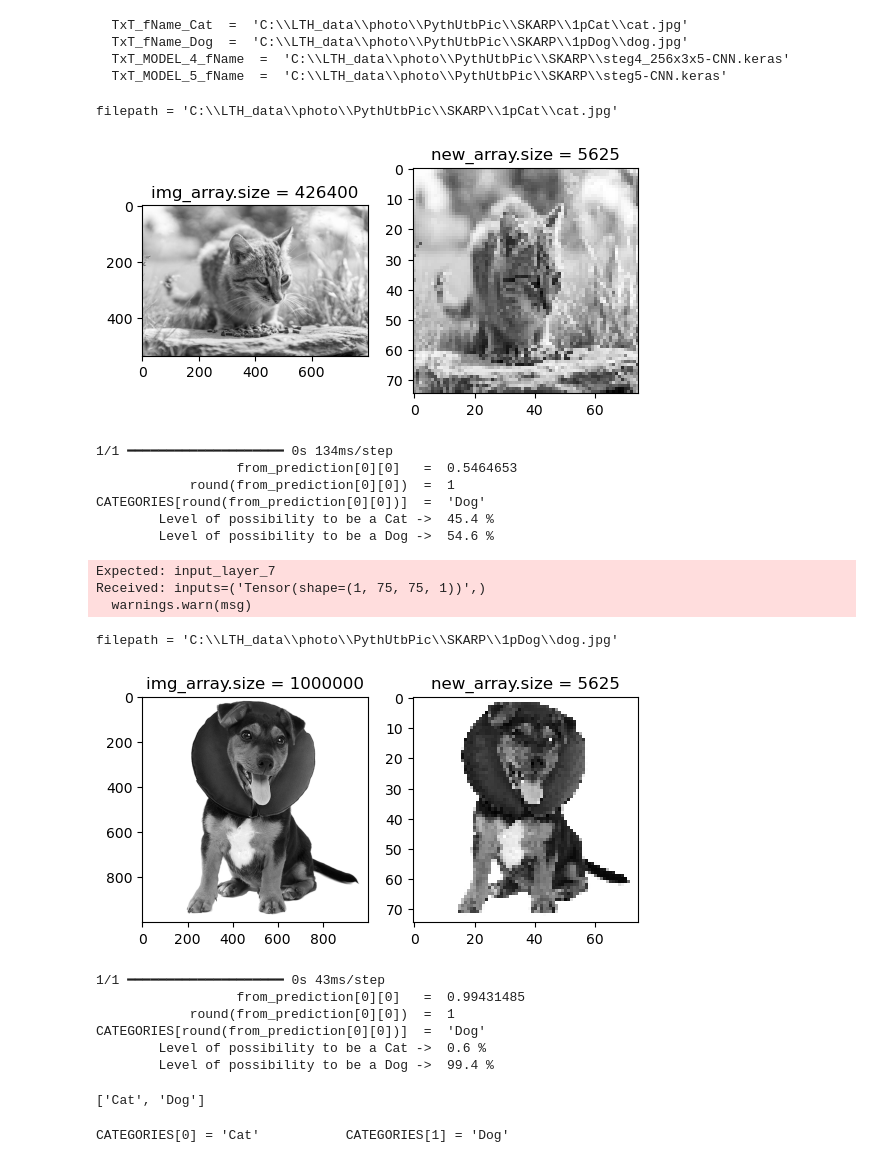
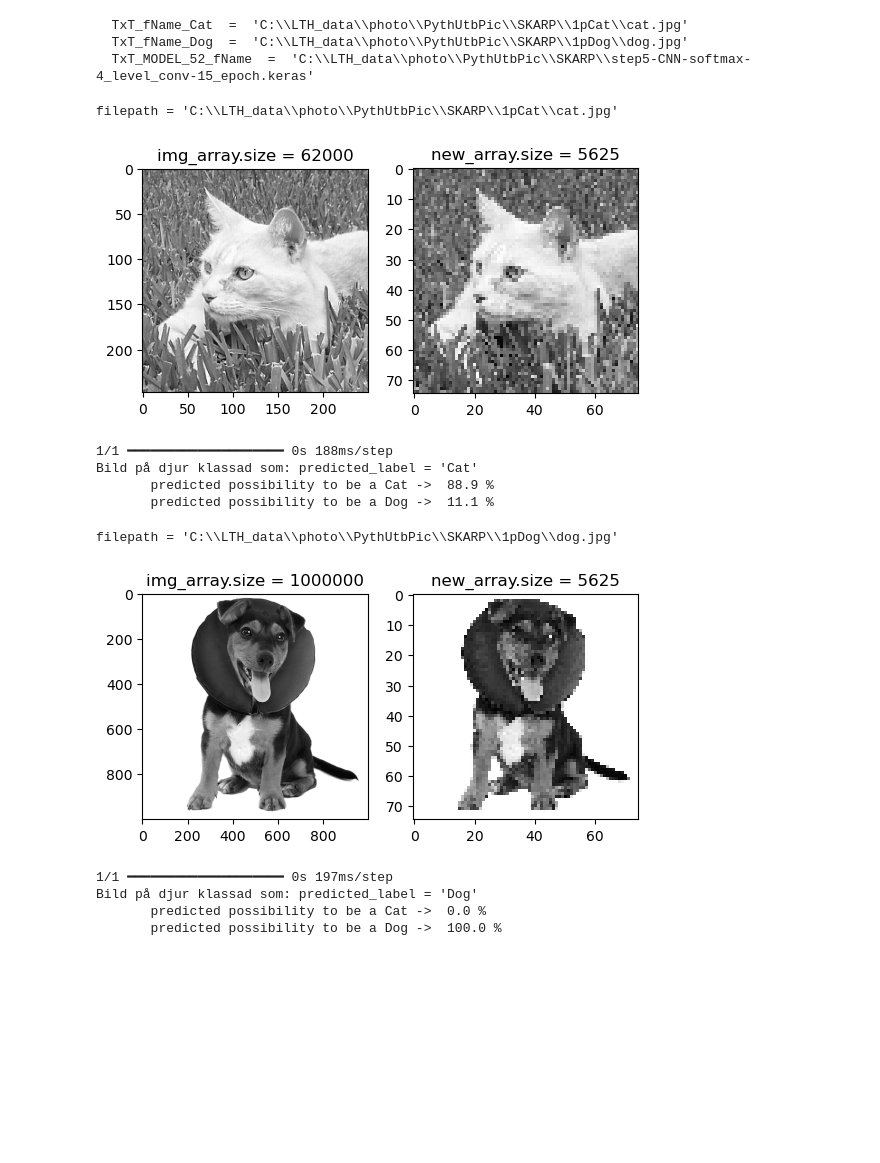
Before and after one commit to LTh-hub/PythonKurs_In2_SKARP, a Jupyter notebook: Cats_and_Dogs/steg6-upp-1st.ipynb, the cells around one changed output. Saved outputs shown, nothing was run; the diff lists cells and outputs as text; code cells hidden in the pictures; blank space fills up the shorter version.

Commit message:
färdig modell

```diff
--- a/Cats_and_Dogs/steg6-upp-1st.ipynb
+++ b/Cats_and_Dogs/steg6-upp-1st.ipynb
@@ -18,8 +18,7 @@ import tensorflow as tf
 DATADIR = "C:\\LTH_data\\photo\\PythUtbPic\\SKARP\\"    # path till katalog med djurbilder
 DATADIR_MOD = DATADIR                                   # path till sparad modell
 
-TxT_MODEL_4_fName = DATADIR_MOD + 'steg4_256x3x5-CNN.keras' # Steg 4 anpassad modell
-TxT_MODEL_5_fName = DATADIR_MOD + 'steg5-CNN.keras'         # Steg 5 anpassad modell
+TxT_MODEL_fName = DATADIR_MOD + 'step5-CNN-softmax-4_level_conv-15_epoch.keras'
 
 DATADIR_TEST_CAT = DATADIR + "1pCat\\"                   # path till sparad Katt bild att testa modell
 DATADIR_TEST_DOG = DATADIR + "1pDog\\"                   # path till sparad Hund
@@ -30,13 +29,11 @@ TxT_fName_Dog = DATADIR_TEST_DOG + "dog.jpg"             # Foto med katt
 print(f"  {TxT_fName_Cat  =  }")
 print(f"  {TxT_fName_Dog  =  }")
 
-print(f"  {TxT_MODEL_4_fName  =  }")
-print(f"  {TxT_MODEL_5_fName  =  }")
+print(f"  {TxT_MODEL_fName  =  }")
 # %% [output]
   TxT_fName_Cat  =  'C:\\LTH_data\\photo\\PythUtbPic\\SKARP\\1pCat\\cat.jpg'
   TxT_fName_Dog  =  'C:\\LTH_data\\photo\\PythUtbPic\\SKARP\\1pDog\\dog.jpg'
-  TxT_MODEL_4_fName  =  'C:\\LTH_data\\photo\\PythUtbPic\\SKARP\\steg4_256x3x5-CNN.keras'
-  TxT_MODEL_5_fName  =  'C:\\LTH_data\\photo\\PythUtbPic\\SKARP\\steg5-CNN.keras'
+  TxT_MODEL_52_fName  =  'C:\\LTH_data\\photo\\PythUtbPic\\SKARP\\step5-CNN-softmax-4_level_conv-15_epoch.keras'
 # %%
 
 
@@ -66,41 +57,36 @@ def prepare_the_image(filepath):
 
 # Hämta upp aktuell modell
 
-#model = tf.keras.models.load_model(TxT_MODEL_4_fName)
-model = tf.keras.models.load_model(TxT_MODEL_5_fName)
+model = tf.keras.models.load_model(TxT_MODEL_fName)
 # %%
 # returnerar AI-modellens classificerade svar
 
+class_names = CATEGORIES
+
 def print_the_response(from_prediction):
-    print(f"                  {from_prediction[0][0]   =  }")
-    #print(f"              {int(from_prediction[0][0])  =  }")      # funkar inte med int på Python ver 2.9 och  högre, leder till fel svar
-    #print(f"   {CATEGORIES[int(from_prediction[0][0])] =  }")      # funkar inte med int på Python ver 2.9 och  högre, leder till fel svar
-    print(f"            {round(from_prediction[0][0])  =  }")
-    print(f"{CATEGORIES[round(from_prediction[0][0])]  =  }")
-    print(f"        Level of possibility to be a Cat ->  {round((1-from_prediction[0][0])*1000)/10} %")
-    print(f"        Level of possibility to be a Dog ->  {round((from_prediction[0][0])*1000)/10} %")
-    return CATEGORIES[round(from_prediction[0][0])]
+    predicted_label = class_names[np.argmax(from_prediction[0])]
+    print(f"Bild på djur klassad som: {predicted_label = }")
+
+    print(f"       predicted possibility to be a Cat ->  {round((from_prediction[0][0])*1000)/10} %")
+    print(f"       predicted possibility to be a Dog ->  {round((from_prediction[0][1])*1000)/10} %")
+    return predicted_label
 # %%
 # Test av modell med en bild på katt
 #
 
 pic_array = prepare_the_image(TxT_fName_Cat)
 normed_pic_array = pic_array/255.0              # Normera gråskallenivå, (0,255) transformeras till (0,1), utan medlevärdesförskjutning
-prediction = model.predict([normed_pic_array])
+#prediction = model.predict([normed_pic_array])
+prediction = model.predict(normed_pic_array)
 
 ans = print_the_response(prediction)
 # %% [output]
 filepath = 'C:\\LTH_data\\photo\\PythUtbPic\\SKARP\\1pCat\\cat.jpg'
-[figure, old version]
+[figure, new version]
-1/1 ━━━━━━━━━━━━━━━━━━━━ 0s 134ms/step
-                  from_prediction[0][0]   =  0.5464653
-            round(from_prediction[0][0])  =  1
-CATEGORIES[round(from_prediction[0][0])]  =  'Dog'
-        Level of possibility to be a Cat ->  45.4 %
-        Level of possibility to be a Dog ->  54.6 %
+1/1 ━━━━━━━━━━━━━━━━━━━━ 0s 188ms/step
+Bild på djur klassad som: predicted_label = 'Cat'
+       predicted possibility to be a Cat ->  88.9 %
+       predicted possibility to be a Dog ->  11.1 %
-Expected: input_layer_7
-Received: inputs=('Tensor(shape=(1, 75, 75, 1))',)
-  warnings.warn(msg)
 # %%
 # Test av modell med en bild på Hund
 #
@@ -112,17 +98,7 @@ ans = print_the_response(model.predict([normed_pic_array]))
 # %% [output]
 filepath = 'C:\\LTH_data\\photo\\PythUtbPic\\SKARP\\1pDog\\dog.jpg'
 [figure]
-1/1 ━━━━━━━━━━━━━━━━━━━━ 0s 43ms/step
-                  from_prediction[0][0]   =  0.99431485
-            round(from_prediction[0][0])  =  1
-CATEGORIES[round(from_prediction[0][0])]  =  'Dog'
-        Level of possibility to be a Cat ->  0.6 %
-        Level of possibility to be a Dog ->  99.4 %
+1/1 ━━━━━━━━━━━━━━━━━━━━ 0s 197ms/step
+Bild på djur klassad som: predicted_label = 'Dog'
+       predicted possibility to be a Cat ->  0.0 %
+       predicted possibility to be a Dog ->  100.0 %
-# %%
-CATEGORIES
-# %% [output]
-['Cat', 'Dog']
-# %%
-print(f"{CATEGORIES[0] = }\t\t{CATEGORIES[1] = }")
-# %% [output]
-CATEGORIES[0] = 'Cat'           CATEGORIES[1] = 'Dog'
```
Also changed, not shown: parts of 1 cell of this notebook, 11 other files.
